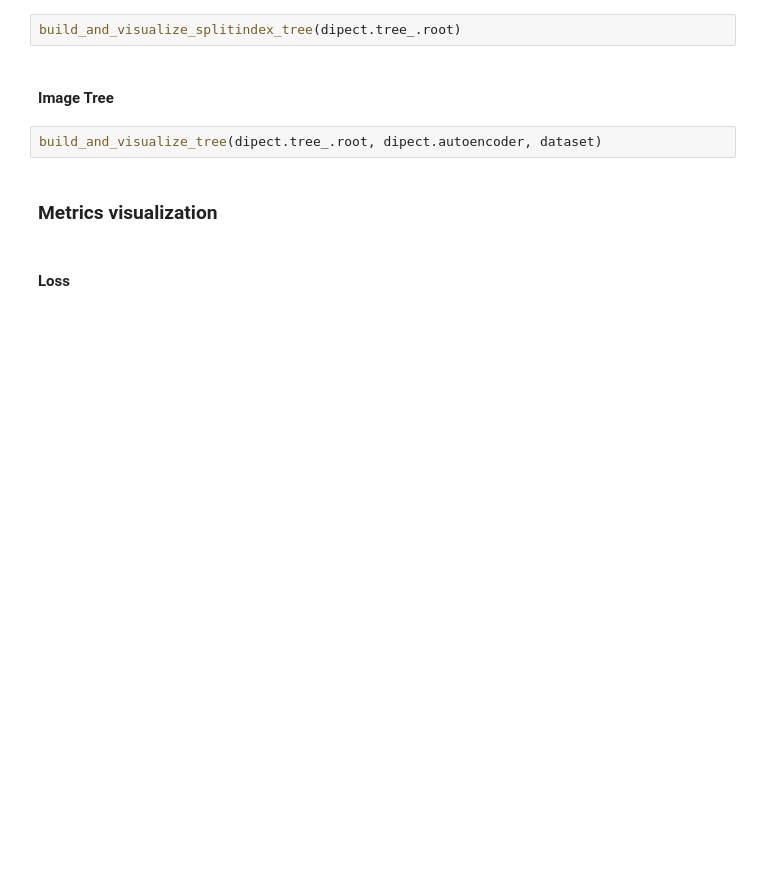
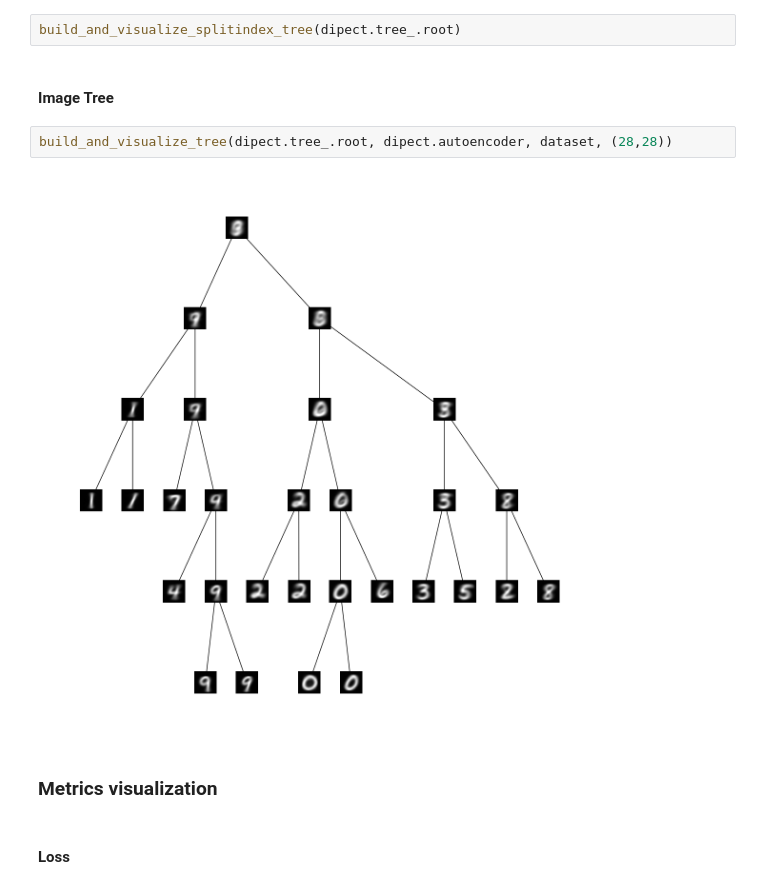
Before and after one commit to julianSchilcher/LMU_Master_Practical_SoSe24, a Jupyter notebook: practical/DeepClustering/DipECT/evaluation.ipynb, the cells around one changed output. Drawn from its saved outputs; the diff is of its cells as text; blank space fills up the shorter version.

```diff
--- a/practical/DeepClustering/DipECT/evaluation.ipynb
+++ b/practical/DeepClustering/DipECT/evaluation.ipynb
@@ -234,7 +233,9 @@ build_and_visualize_splitindex_tree(dipect.tree_.root)
 # %% [markdown]
 #### Image Tree
 # %%
-build_and_visualize_tree(dipect.tree_.root, dipect.autoencoder, dataset)
+build_and_visualize_tree(dipect.tree_.root, dipect.autoencoder, dataset, (28,28))
+# %% [output]
+[figure, added]
 # %% [markdown]
 ### Metrics visualization
 # %% [markdown]
```
Also changed, not shown: parts of 4 cells of this notebook, 11 other files.
